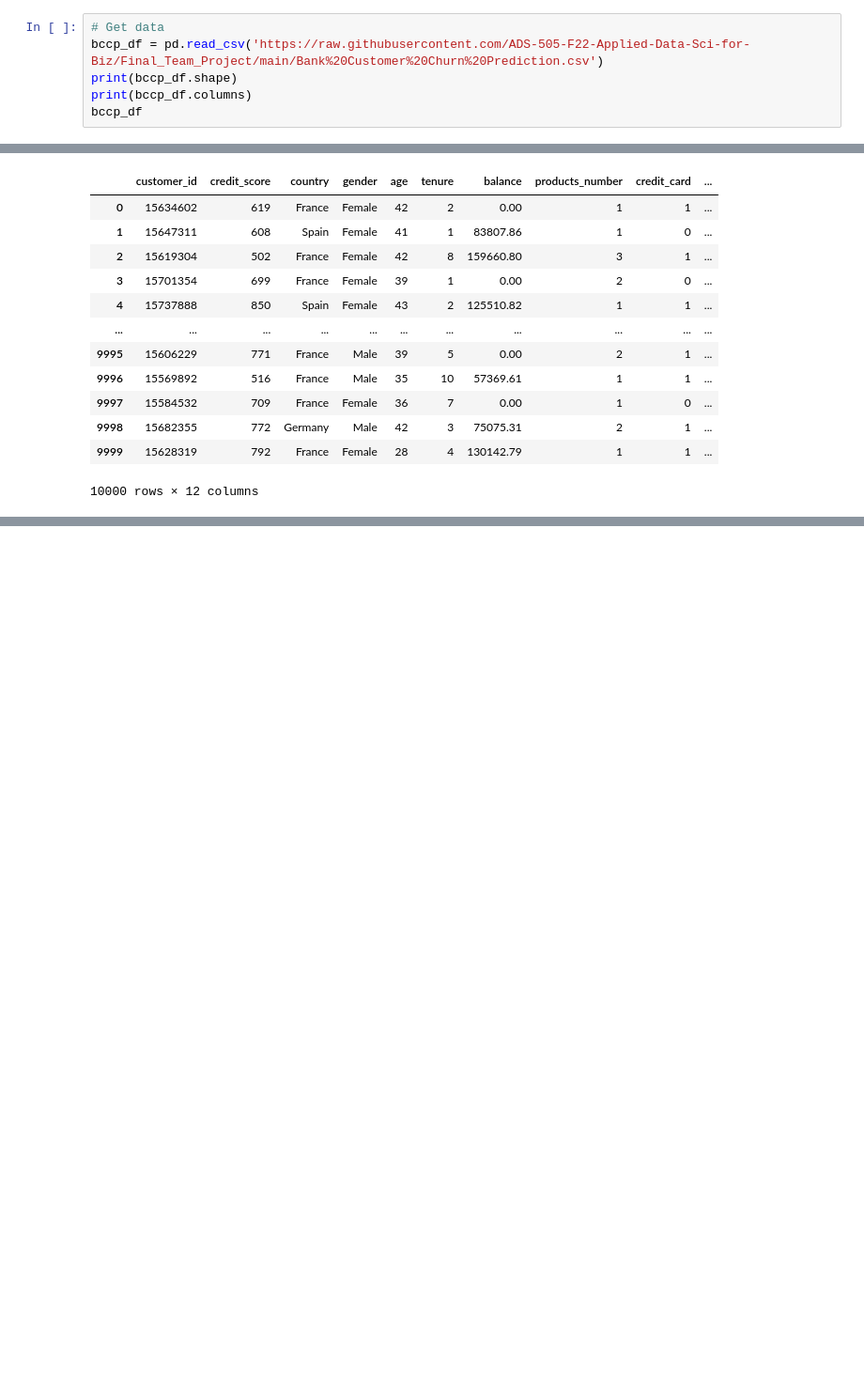
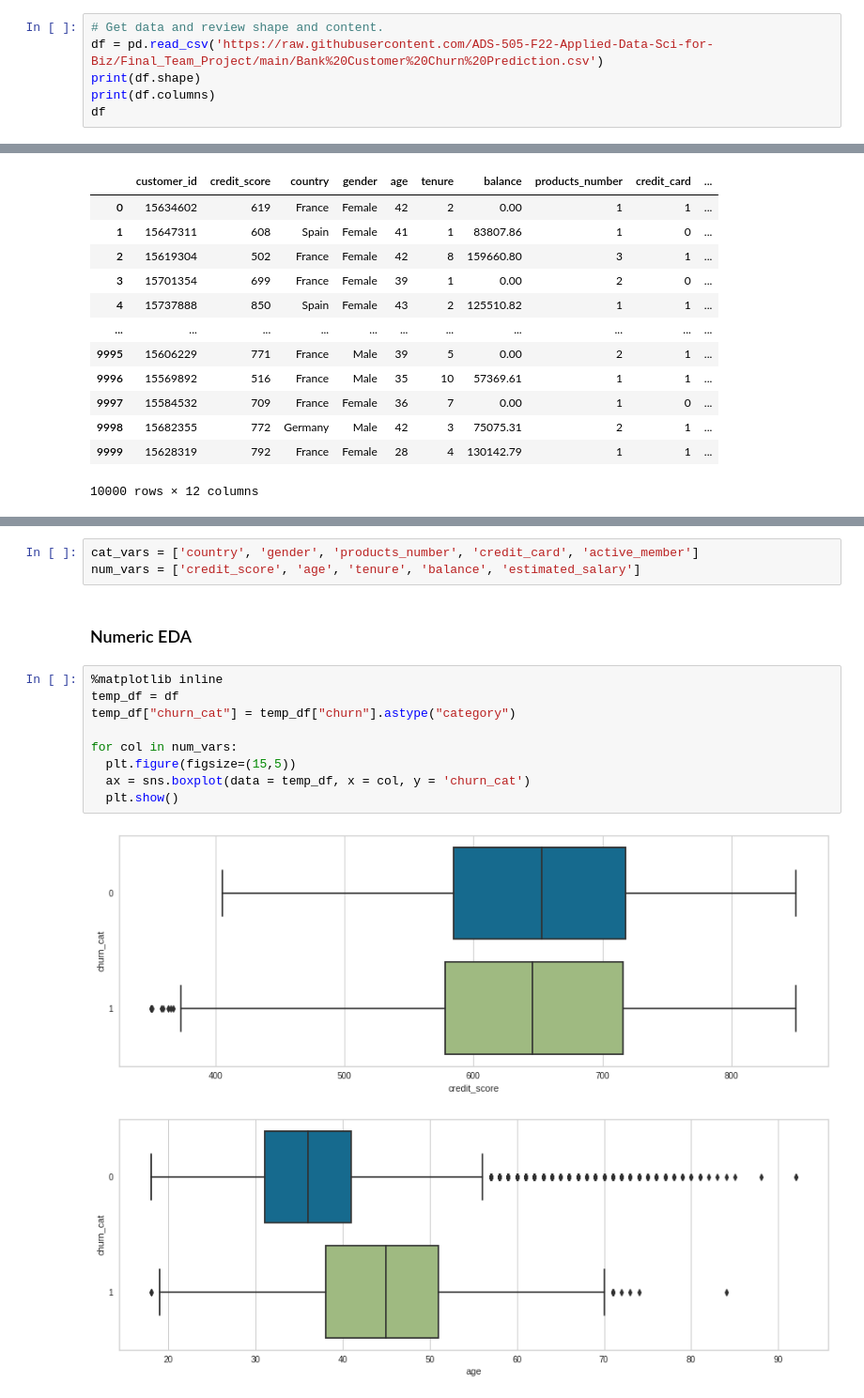
Before and after one commit to ADS-505-F22-Applied-Data-Sci-for-Biz/Final_Team_Project, a Jupyter notebook: Team_Project_v1.0.ipynb, the cells around one changed output, grey strips where cells are left out. Shown at 94% size. Drawn from its saved outputs; the diff is of its cells as text; blank space fills up the shorter version.

```diff
--- a/Team_Project_v1.0.ipynb
+++ b/Team_Project_v1.0.ipynb
@@ -40,9 +62,9 @@ no display found. Using non-interactive Agg backend
 # %%
-# Get data
-bccp_df = pd.read_csv('https://raw.githubusercontent.com/ADS-505-F22-Applied-Data-Sci-for-Biz/Final_Team_Project/main/Bank%20Customer%20Churn%20Prediction.csv')
-print(bccp_df.shape)
-print(bccp_df.columns)
-bccp_df
+# Get data and review shape and content.
+df = pd.read_csv('https://raw.githubusercontent.com/ADS-505-F22-Applied-Data-Sci-for-Biz/Final_Team_Project/main/Bank%20Customer%20Churn%20Prediction.csv')
+print(df.shape)
+print(df.columns)
+df
 # %% [output]
 (10000, 12)
 Index(['customer_id', 'credit_score', 'country', 'gender', 'age', 'tenure',
@@ -64,0 +180,17 @@ Index(['customer_id', 'credit_score', 'country', 'gender', 'age', 'tenure',
+# %%
+cat_vars = ['country', 'gender', 'products_number', 'credit_card', 'active_member']
+num_vars = ['credit_score', 'age', 'tenure', 'balance', 'estimated_salary']
+# %% [markdown]
+### Numeric EDA
+# %%
+%matplotlib inline
+temp_df = df
+temp_df["churn_cat"] = temp_df["churn"].astype("category")
+
+for col in num_vars:
+  plt.figure(figsize=(15,5))
+  ax = sns.boxplot(data = temp_df, x = col, y = 'churn_cat')
+  plt.show()
+# %% [output]
+[figure, added]
+[figure, added]
```
Also changed, not shown: parts of 21 cells of this notebook.
